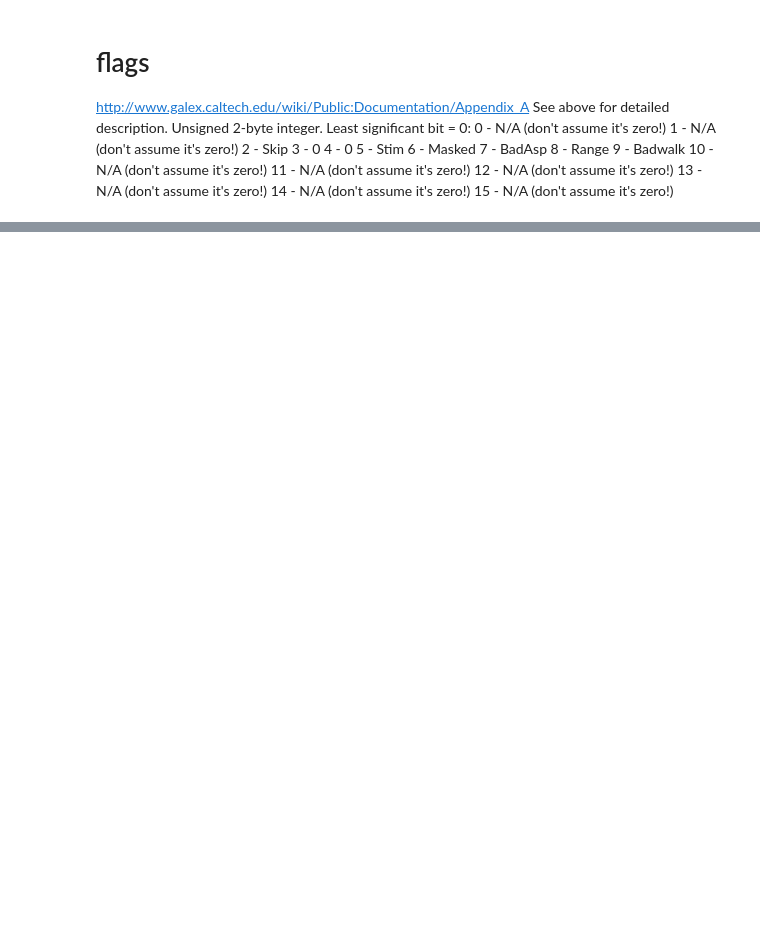
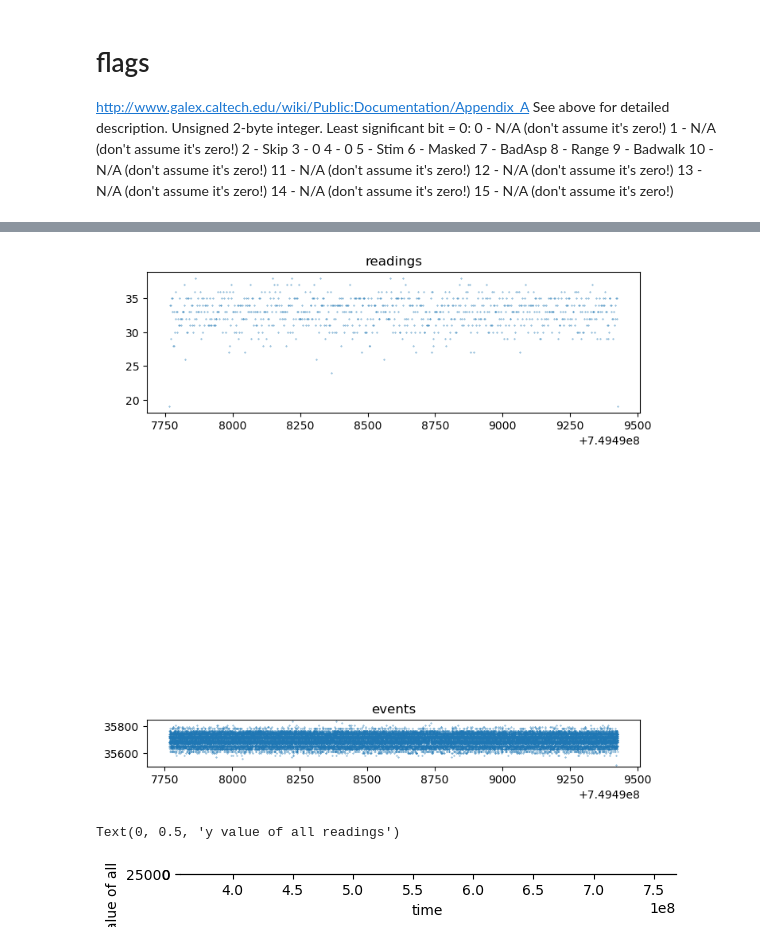
Before and after one commit to MillionConcepts/glcat, a Jupyter notebook: stims.ipynb, the cells around one changed output, grey strips where cells are left out. Drawn from its saved outputs; the diff is of its cells as text; code cells hidden in the pictures; blank space fills up the shorter version.

```diff
--- a/stims.ipynb
+++ b/stims.ipynb
@@ -362,0 +279,6 @@ plt.scatter(xi4,yi4)
+# %%
+
+# Assuming 'timestamp' is the name of the column containing the time component
+readings_per_second = stim2.groupby(stim2['t'] // 2).size()
+
+print(readings_per_second)
@@ -362,0 +299,21 @@ plt.scatter(xi4,yi4)
+# %%
+fig, axs = plt.subplots(2, figsize=(8,12))
+axs[0].scatter(readings_per_second.index*2,readings_per_second,s=.1)
+axs[0].set_title('readings')
+axs[1].scatter(stim2['t'],stim2['y'],s=.1)
+axs[1].set_title('events')
+axs[1].set_ylim([35500,35850])
+axs[0].set_aspect(25)
+axs[1].set_aspect(.5)
+# %% [output]
+[figure, added]
+# %%
+plt.scatter(stim2['t'],stim2['y'],s=.005)
+
+plt.scatter(readings_per_second.index,readings_per_second, s=.25)
+plt.gca().set_aspect(.01)
+plt.xlabel('time')
+plt.ylabel('y value of all readings')
+# %% [output]
+Text(0, 0.5, 'y value of all readings')
+[figure, added]
```
Also changed, not shown: parts of 53 cells of this notebook, 4 other files.
